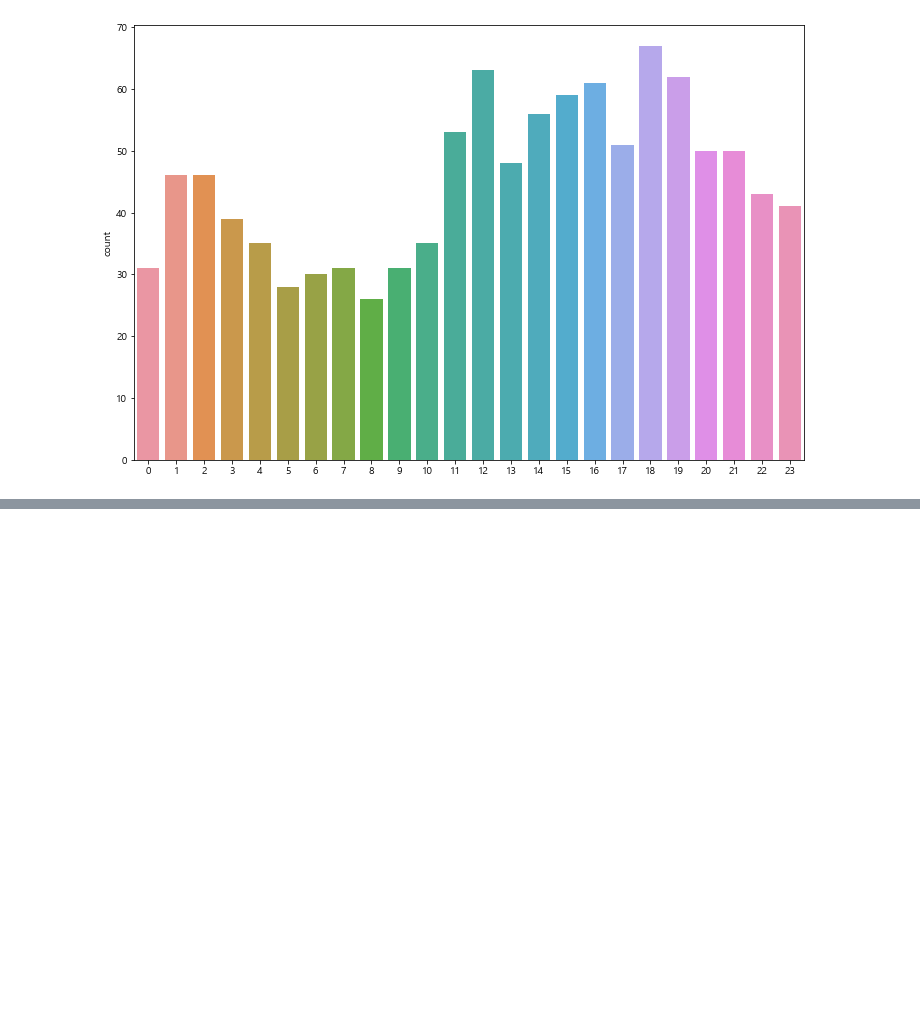
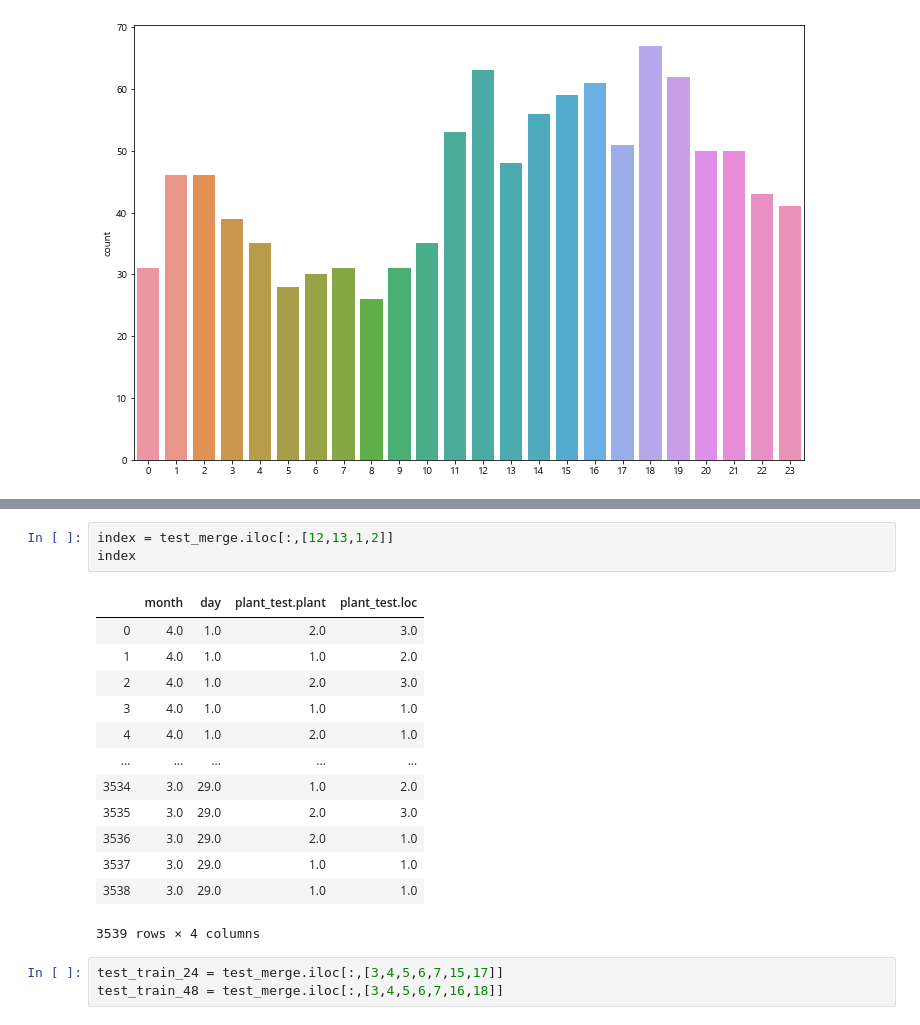
Before and after one commit to gw1303/weater_contest, a Jupyter notebook: main.ipynb, the cells around one changed output, grey strips where cells are left out. Saved outputs shown, nothing was run; the diff lists cells and outputs as text; blank space fills up the shorter version.

```diff
--- a/main.ipynb
+++ b/main.ipynb
@@ -752,0 +793,20 @@ sns.countplot(hours)
+# %%
+index = test_merge.iloc[:,[12,13,1,2]]
+index
+# %% [output]
+|  | month | day | plant_test.plant | plant_test.loc |
+| 0 | 4.0 | 1.0 | 2.0 | 3.0 |
+| 1 | 4.0 | 1.0 | 1.0 | 2.0 |
+| 2 | 4.0 | 1.0 | 2.0 | 3.0 |
+| 3 | 4.0 | 1.0 | 1.0 | 1.0 |
+| 4 | 4.0 | 1.0 | 2.0 | 1.0 |
+| ... | ... | ... | ... | ... |
+| 3534 | 3.0 | 29.0 | 1.0 | 2.0 |
+| 3535 | 3.0 | 29.0 | 2.0 | 3.0 |
+| 3536 | 3.0 | 29.0 | 2.0 | 1.0 |
+| 3537 | 3.0 | 29.0 | 1.0 | 1.0 |
+| 3538 | 3.0 | 29.0 | 1.0 | 1.0 |
+3539 rows × 4 columns
+# %%
+test_train_24 = test_merge.iloc[:,[3,4,5,6,7,15,17]]
+test_train_48 = test_merge.iloc[:,[3,4,5,6,7,16,18]]
```
Also changed, not shown: parts of 16 cells of this notebook, 5 other files.
